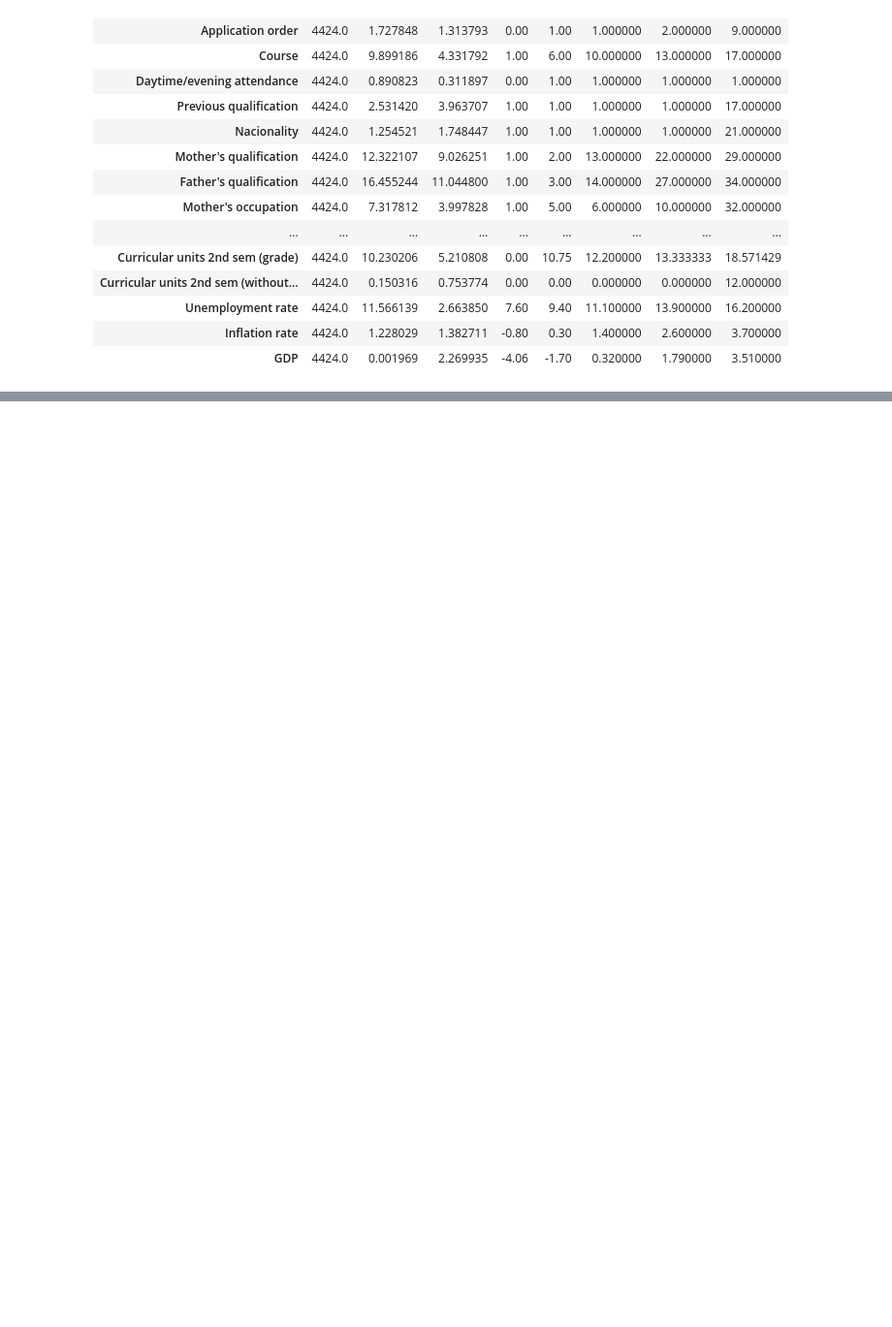
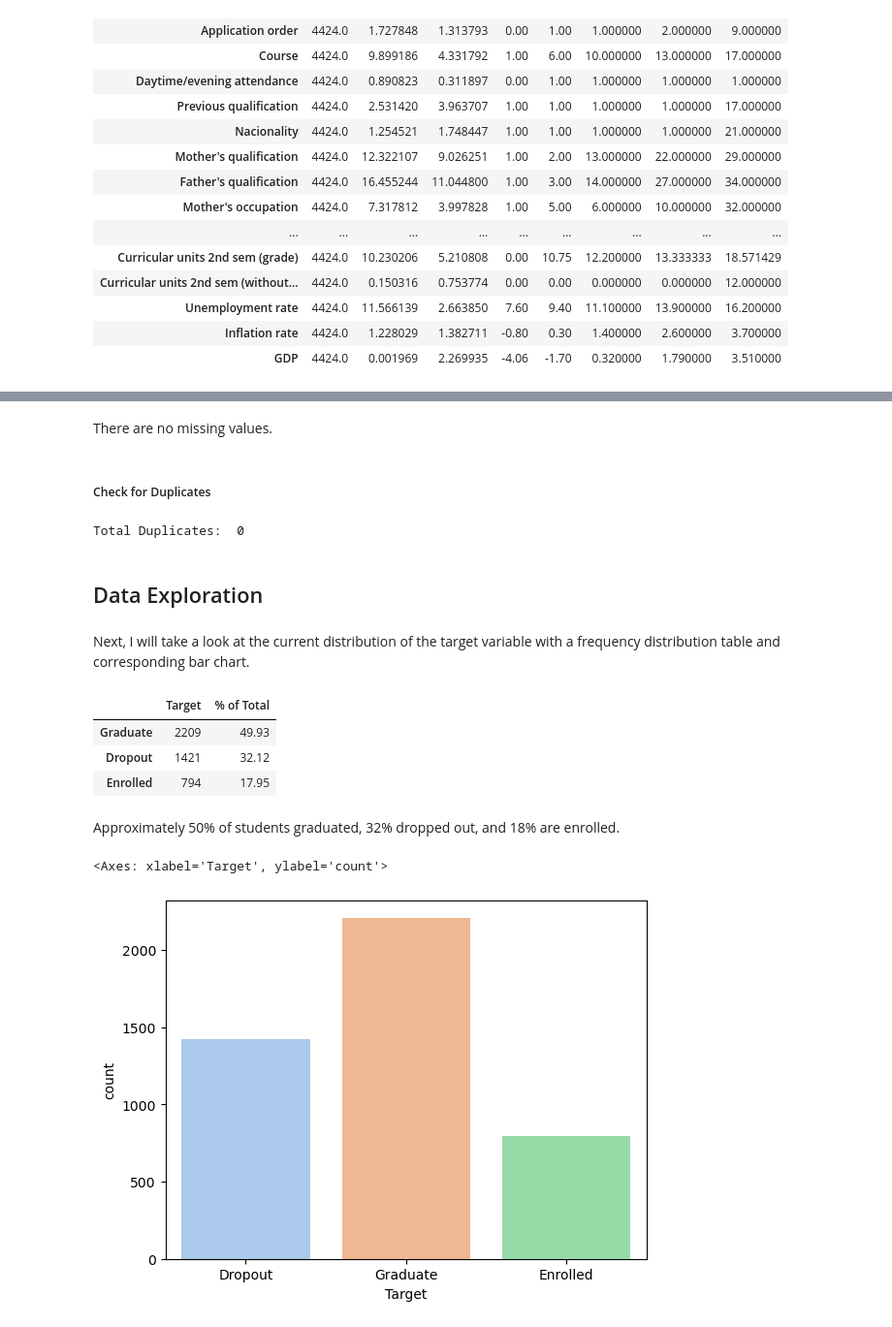
Before and after one commit to Chaser260/GSCM-575-ML, a Jupyter notebook: code/Student_Success_Prediction.ipynb, the cells around one changed output, grey strips where cells are left out. Shown at 97% size. Cells and saved outputs as stored; diff of their text form; code cells hidden in the pictures; blank space fills up the shorter version.

Commit message:
Update student_success project w/data prep

```diff
--- a/code/Student_Success_Prediction.ipynb
+++ b/code/Student_Success_Prediction.ipynb
@@ -120 +124,3 @@ Display the data types for each variable:
+# %%
+df.rename(columns={'Nacionality': 'Nationality'}, inplace=True)
 # %%
@@ -139,0 +173,29 @@ dtype: object
+# %% [markdown]
+There are no missing values.
+# %% [markdown]
+##### Check for Duplicates
+# %%
+print('Total Duplicates: ', df.duplicated().sum())
+# %% [output]
+Total Duplicates:  0
+# %% [markdown]
+## Data Exploration
+# %% [markdown]
+Next, I will take a look at the current distribution of the target variable with a frequency distribution table and corresponding bar chart.
+# %%
+# Create data frame containing % of total column
+freq_distribution = pd.DataFrame(df['Target'].value_counts())
+freq_distribution['% of Total'] = round((freq_distribution['Target'] / df['Target'].value_counts().sum()) * 100, 2)
+freq_distribution
+# %% [output]
+|  | Target | % of Total |
+| Graduate | 2209 | 49.93 |
+| Dropout | 1421 | 32.12 |
+| Enrolled | 794 | 17.95 |
+# %% [markdown]
+Approximately 50% of students graduated, 32% dropped out, and 18% are enrolled.
+# %%
+sns.countplot(df, x='Target', palette='pastel')
+# %% [output]
+<Axes: xlabel='Target', ylabel='count'>
+[figure, added]
```
Also changed, not shown: parts of 12 cells of this notebook, 1 other file.
